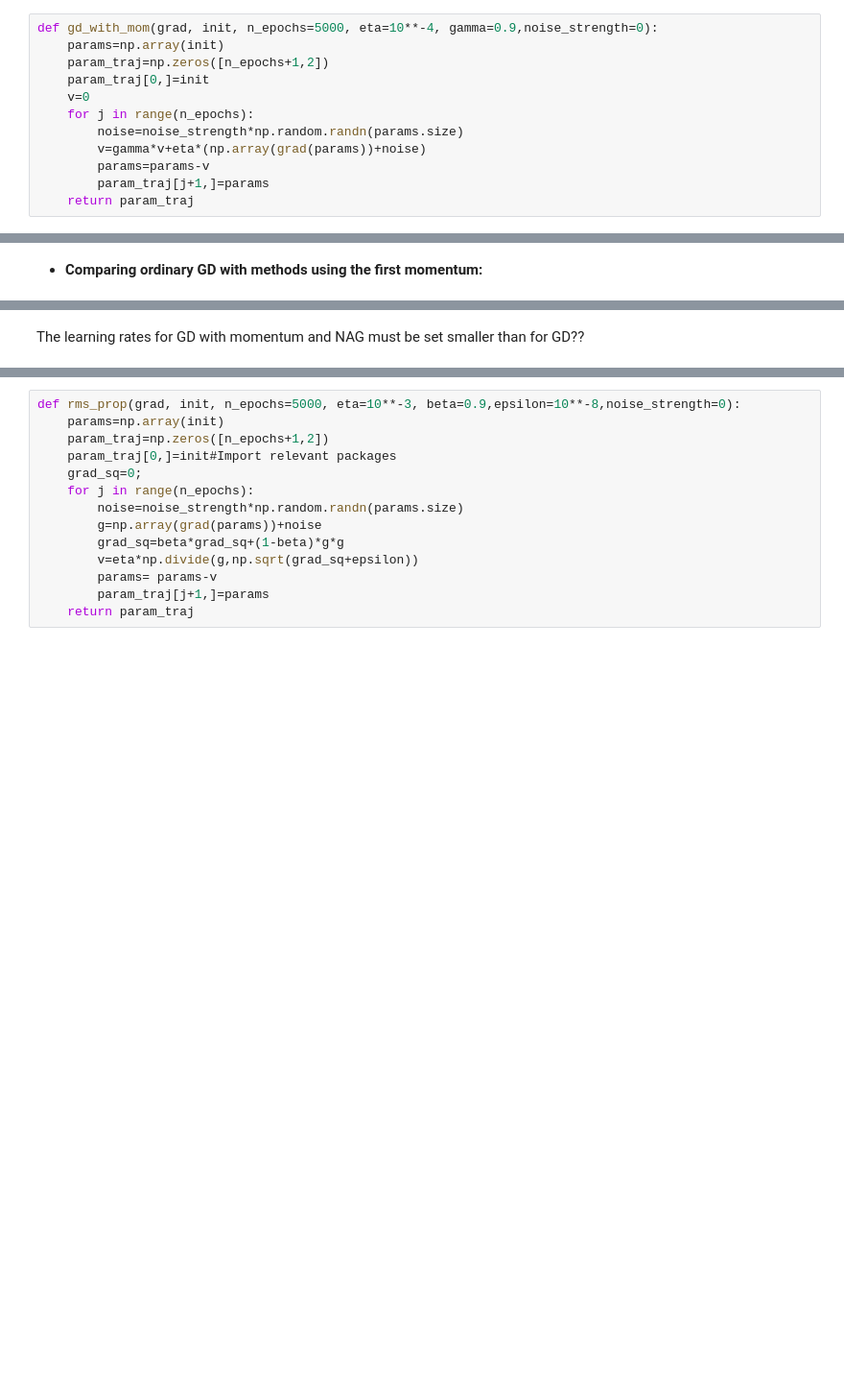
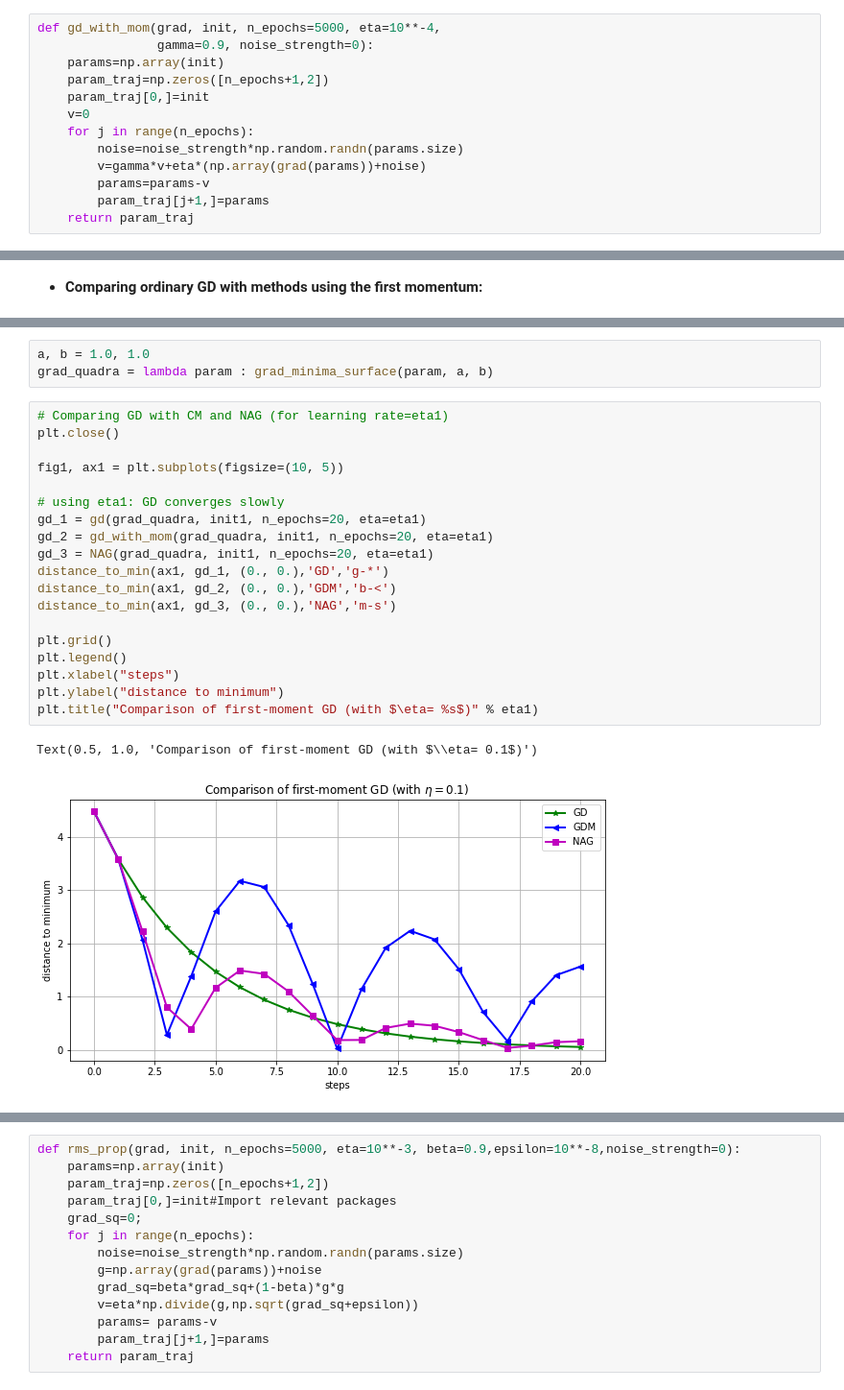
Before and after one commit to c-letouze/ML-TP4, a Jupyter notebook: TP4_OtherGradientDescents.ipynb, the cells around one changed output, grey strips where cells are left out. Shown at 96% size. Drawn from its saved outputs; the diff is of its cells as text; blank space fills up the shorter version.

```diff
--- a/TP4_OtherGradientDescents.ipynb
+++ b/TP4_OtherGradientDescents.ipynb
@@ -184,5 +186,6 @@ Gradient Descent with momentum:
 # %%
-def gd_with_mom(grad, init, n_epochs=5000, eta=10**-4, gamma=0.9,noise_strength=0):
+def gd_with_mom(grad, init, n_epochs=5000, eta=10**-4,
+                gamma=0.9, noise_strength=0):
     params=np.array(init)
     param_traj=np.zeros([n_epochs+1,2])
     param_traj[0,]=init
@@ -298,2 +330,25 @@ plt.legend()
-# %% [markdown]
-The learning rates for GD with momentum and NAG must be set smaller than for GD??
+# %%
+a, b = 1.0, 1.0
+grad_quadra = lambda param : grad_minima_surface(param, a, b)
+# %%
+# Comparing GD with CM and NAG (for learning rate=eta1)
+plt.close()
+
+fig1, ax1 = plt.subplots(figsize=(10, 5))
+
+# using eta1: GD converges slowly
+gd_1 = gd(grad_quadra, init1, n_epochs=20, eta=eta1)
+gd_2 = gd_with_mom(grad_quadra, init1, n_epochs=20, eta=eta1)
+gd_3 = NAG(grad_quadra, init1, n_epochs=20, eta=eta1)
+distance_to_min(ax1, gd_1, (0., 0.),'GD','g-*')
+distance_to_min(ax1, gd_2, (0., 0.),'GDM','b-<')
+distance_to_min(ax1, gd_3, (0., 0.),'NAG','m-s')
+
+plt.grid()
+plt.legend()
+plt.xlabel("steps")
+plt.ylabel("distance to minimum")
+plt.title("Comparison of first-moment GD (with $\eta= %s$)" % eta1)
+# %% [output]
+Text(0.5, 1.0, 'Comparison of first-moment GD (with $\\eta= 0.1$)')
+[figure, added]
```
Also changed, not shown: parts of 65 cells of this notebook.
